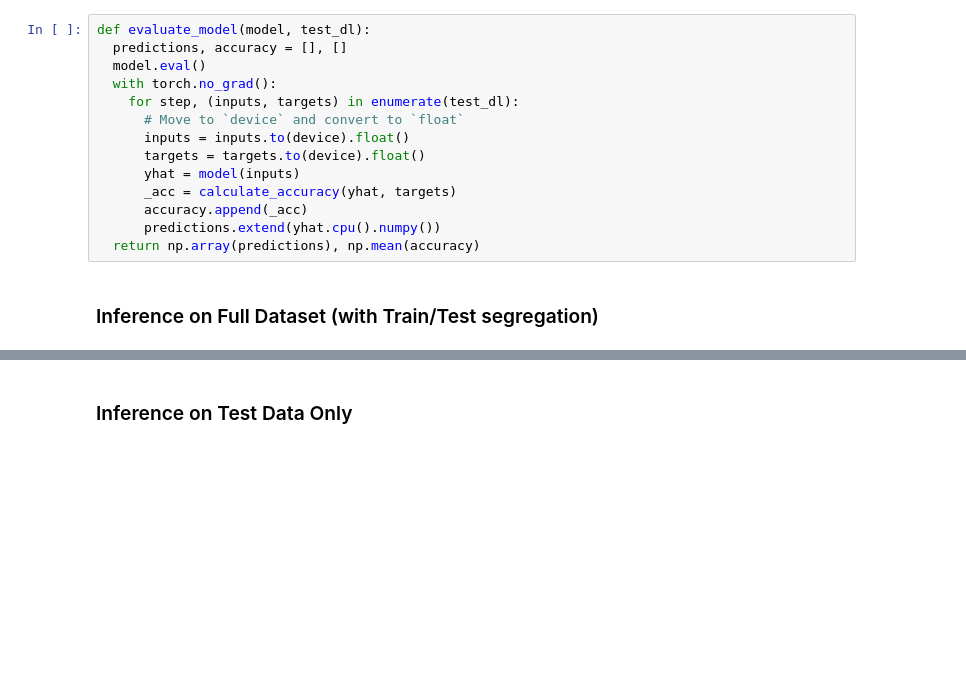
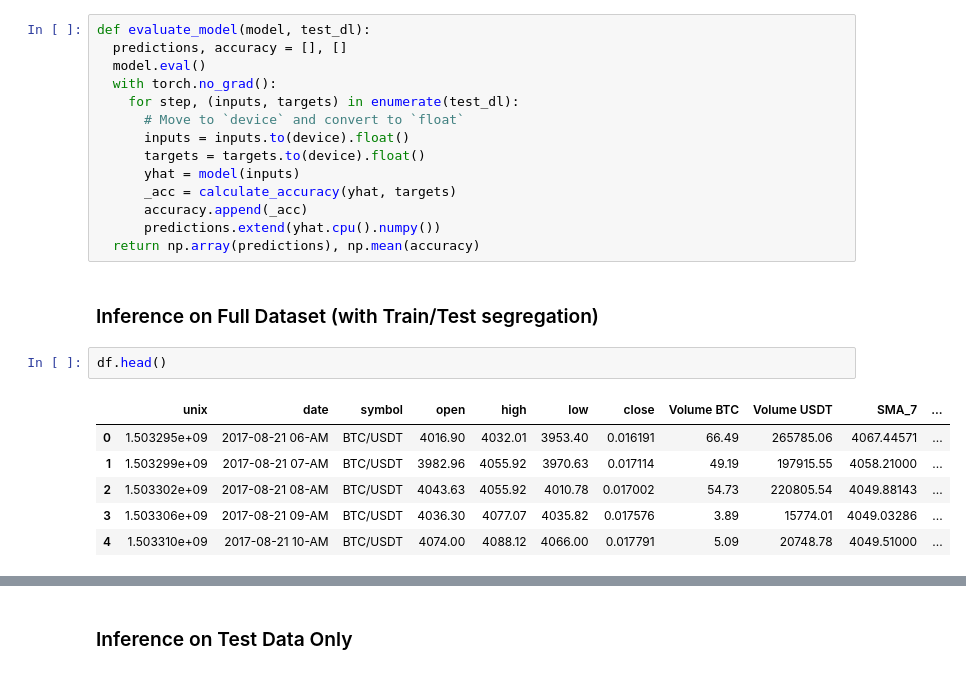
Before and after one commit to Sahil-Pattni/CryptoCurrency-Trader, a Jupyter notebook: src/LSTM.ipynb, the cells around one changed output, grey strips where cells are left out. Saved outputs shown, nothing was run; the diff lists cells and outputs as text; blank space fills up the shorter version.

```diff
--- a/src/LSTM.ipynb
+++ b/src/LSTM.ipynb
@@ -272,6 +265,15 @@ def evaluate_model(model, test_dl):
   return np.array(predictions), np.mean(accuracy)
 # %% [markdown]
 ### Inference on Full Dataset (with Train/Test segregation)
+# %%
+df.head()
+# %% [output]
+|  | unix | date | symbol | open | high | low | close | Volume BTC | Volume USDT | SMA_7 | ... |
+| 0 | 1.503295e+09 | 2017-08-21 06-AM | BTC/USDT | 4016.90 | 4032.01 | 3953.40 | 0.016191 | 66.49 | 265785.06 | 4067.44571 | ... |
+| 1 | 1.503299e+09 | 2017-08-21 07-AM | BTC/USDT | 3982.96 | 4055.92 | 3970.63 | 0.017114 | 49.19 | 197915.55 | 4058.21000 | ... |
+| 2 | 1.503302e+09 | 2017-08-21 08-AM | BTC/USDT | 4043.63 | 4055.92 | 4010.78 | 0.017002 | 54.73 | 220805.54 | 4049.88143 | ... |
+| 3 | 1.503306e+09 | 2017-08-21 09-AM | BTC/USDT | 4036.30 | 4077.07 | 4035.82 | 0.017576 | 3.89 | 15774.01 | 4049.03286 | ... |
+| 4 | 1.503310e+09 | 2017-08-21 10-AM | BTC/USDT | 4074.00 | 4088.12 | 4066.00 | 0.017791 | 5.09 | 20748.78 | 4049.51000 | ... |
 # %%
 # ---- TESTING ---- #
 pred, acc = evaluate_model(model, full_dl)
```
Also changed, not shown: parts of 7 cells of this notebook.
